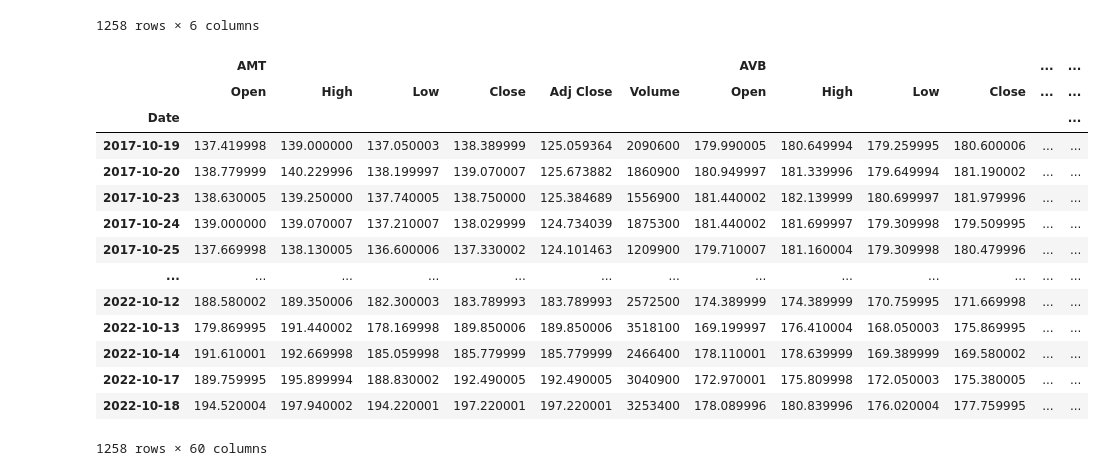
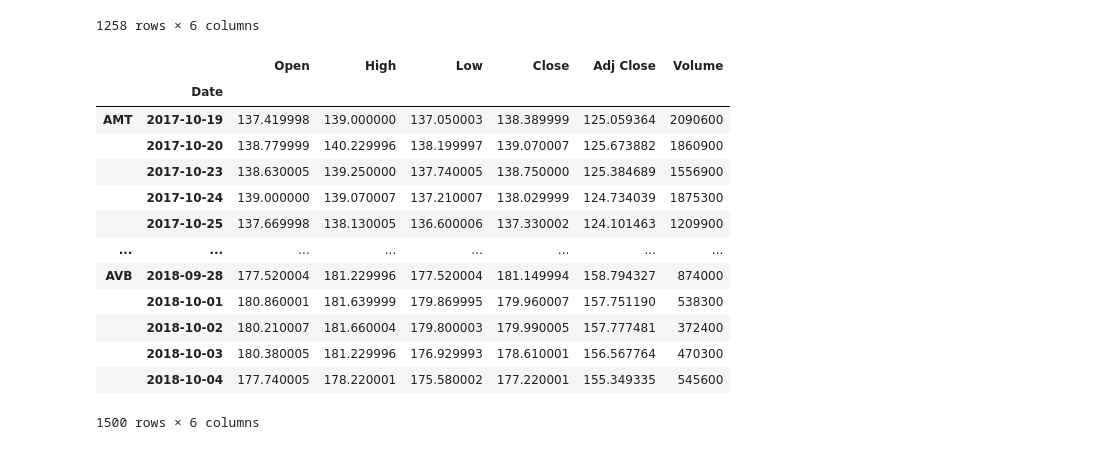
Before and after one commit to kylecase/REIT-Time-Series-Analysis-Using-Prophet, a Jupyter notebook: FinTech_Project_2.ipynb, the cells around one changed output. Cells and saved outputs as stored; diff of their text form; code cells hidden in the pictures.

```diff
--- a/FinTech_Project_2.ipynb
+++ b/FinTech_Project_2.ipynb
@@ -270,20 +270,19 @@ df_WELL
 # %%
 tickers = ['AMT', 'AVB', 'CCI', 'DLR', 'EQIX', 'O', 'PLD', 'PSA', 'SPG', 'WELL']
-
-pd.concat([df_AMT, df_AVB, df_CCI, df_DLR, df_EQIX, df_O, df_PLD, df_PSA, df_SPG, df_WELL], axis=1, keys = tickers)
+reit_df_axis0 = pd.concat([df_AMT, df_AVB, df_CCI, df_DLR, df_EQIX, df_O, df_PLD, df_PSA, df_SPG, df_WELL], axis=0, keys = tickers)
+reit_df_axis0.head(1500)
 # %% [output]
-|  | AMT |  |  |  |  |  | AVB |  |  |  | ... | ... |
-|  | Open | High | Low | Close | Adj Close | Volume | Open | High | Low | Close | ... | ... |
-| Date |  |  |  |  |  |  |  |  |  |  |  | ... |
-| 2017-10-19 | 137.419998 | 139.000000 | 137.050003 | 138.389999 | 125.059364 | 2090600 | 179.990005 | 180.649994 | 179.259995 | 180.600006 | ... | ... |
-| 2017-10-20 | 138.779999 | 140.229996 | 138.199997 | 139.070007 | 125.673882 | 1860900 | 180.949997 | 181.339996 | 179.649994 | 181.190002 | ... | ... |
-| 2017-10-23 | 138.630005 | 139.250000 | 137.740005 | 138.750000 | 125.384689 | 1556900 | 181.440002 | 182.139999 | 180.699997 | 181.979996 | ... | ... |
-| 2017-10-24 | 139.000000 | 139.070007 | 137.210007 | 138.029999 | 124.734039 | 1875300 | 181.440002 | 181.699997 | 179.309998 | 179.509995 | ... | ... |
-| 2017-10-25 | 137.669998 | 138.130005 | 136.600006 | 137.330002 | 124.101463 | 1209900 | 179.710007 | 181.160004 | 179.309998 | 180.479996 | ... | ... |
-| ... | ... | ... | ... | ... | ... | ... | ... | ... | ... | ... | ... | ... |
-| 2022-10-12 | 188.580002 | 189.350006 | 182.300003 | 183.789993 | 183.789993 | 2572500 | 174.389999 | 174.389999 | 170.759995 | 171.669998 | ... | ... |
-| 2022-10-13 | 179.869995 | 191.440002 | 178.169998 | 189.850006 | 189.850006 | 3518100 | 169.199997 | 176.410004 | 168.050003 | 175.869995 | ... | ... |
-| 2022-10-14 | 191.610001 | 192.669998 | 185.059998 | 185.779999 | 185.779999 | 2466400 | 178.110001 | 178.639999 | 169.389999 | 169.580002 | ... | ... |
-| 2022-10-17 | 189.759995 | 195.899994 | 188.830002 | 192.490005 | 192.490005 | 3040900 | 172.970001 | 175.809998 | 172.050003 | 175.380005 | ... | ... |
-| 2022-10-18 | 194.520004 | 197.940002 | 194.220001 | 197.220001 | 197.220001 | 3253400 | 178.089996 | 180.839996 | 176.020004 | 177.759995 | ... | ... |
+|  |  | Open | High | Low | Close | Adj Close | Volume |
+|  | Date |  |  |  |  |  |  |
+| AMT | 2017-10-19 | 137.419998 | 139.000000 | 137.050003 | 138.389999 | 125.059364 | 2090600 |
+|  | 2017-10-20 | 138.779999 | 140.229996 | 138.199997 | 139.070007 | 125.673882 | 1860900 |
+|  | 2017-10-23 | 138.630005 | 139.250000 | 137.740005 | 138.750000 | 125.384689 | 1556900 |
+|  | 2017-10-24 | 139.000000 | 139.070007 | 137.210007 | 138.029999 | 124.734039 | 1875300 |
+|  | 2017-10-25 | 137.669998 | 138.130005 | 136.600006 | 137.330002 | 124.101463 | 1209900 |
+| ... | ... | ... | ... | ... | ... | ... | ... |
+| AVB | 2018-09-28 | 177.520004 | 181.229996 | 177.520004 | 181.149994 | 158.794327 | 874000 |
+|  | 2018-10-01 | 180.860001 | 181.639999 | 179.869995 | 179.960007 | 157.751190 | 538300 |
+|  | 2018-10-02 | 180.210007 | 181.660004 | 179.800003 | 179.990005 | 157.777481 | 372400 |
+|  | 2018-10-03 | 180.380005 | 181.229996 | 176.929993 | 178.610001 | 156.567764 | 470300 |
+|  | 2018-10-04 | 177.740005 | 178.220001 | 175.580002 | 177.220001 | 155.349335 | 545600 |
-1258 rows × 60 columns
+1500 rows × 6 columns
```
Also changed, not shown: parts of 18 cells of this notebook.
